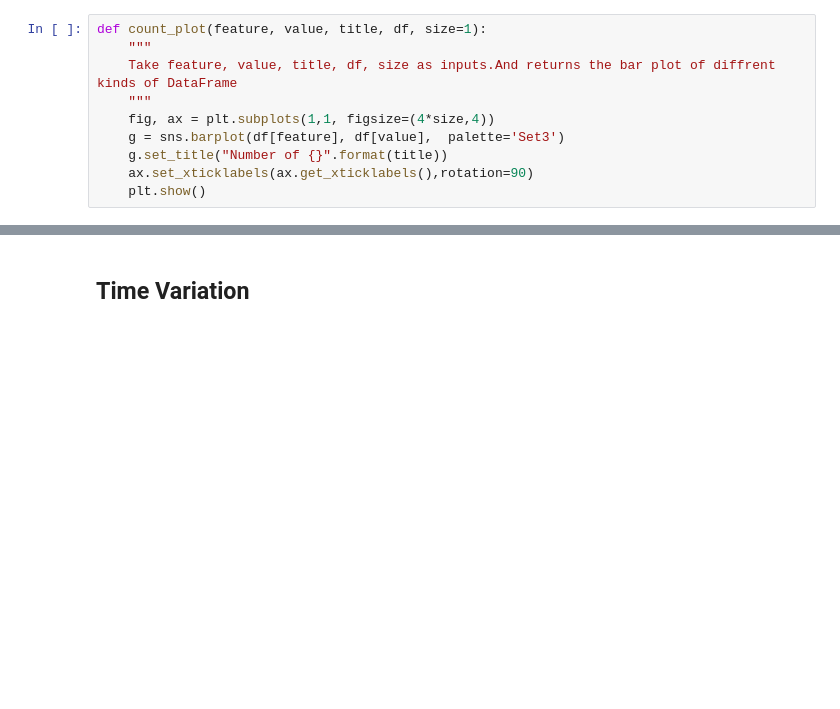
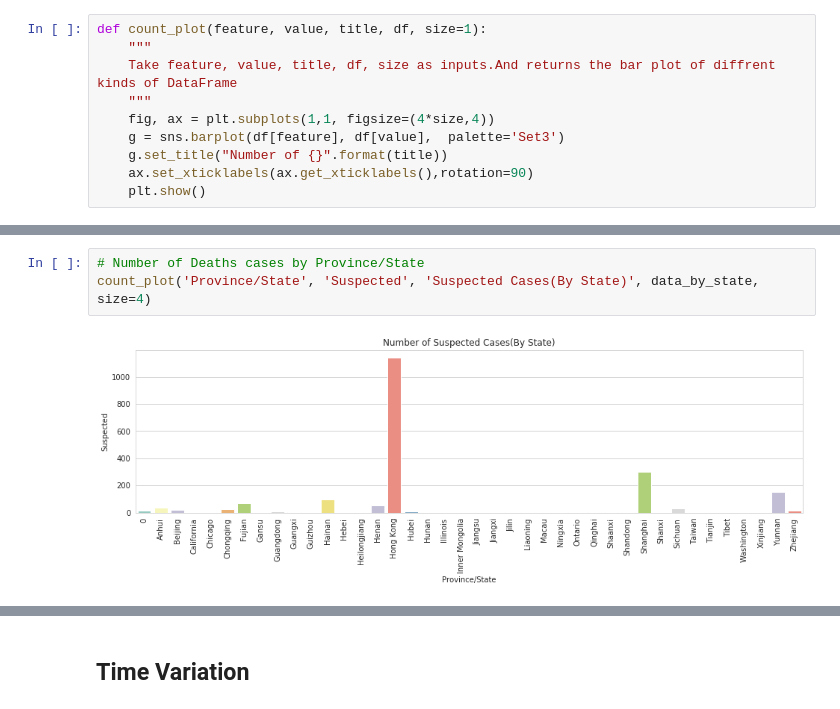
Before and after one commit to hossainlab/CoronavirusTracking, a Jupyter notebook: Corona Data Analysis .ipynb, the cells around one changed output, grey strips where cells are left out. Drawn from its saved outputs; the diff is of its cells as text; blank space fills up the shorter version.

```diff
--- a/Corona Data Analysis .ipynb
+++ b/Corona Data Analysis .ipynb
@@ -237,2 +237,7 @@ count_plot('Province/State', 'Recovered', 'Number of Recovered Cases(Last Update
+# %%
+# Number of Deaths cases by Province/State
+count_plot('Province/State', 'Suspected', 'Suspected Cases(By State)', data_by_state, size=4)
+# %% [output]
+[figure, added]
 # %%
 # Number of Deaths cases by Province/State
```
Also changed, not shown: parts of 13 cells of this notebook.
